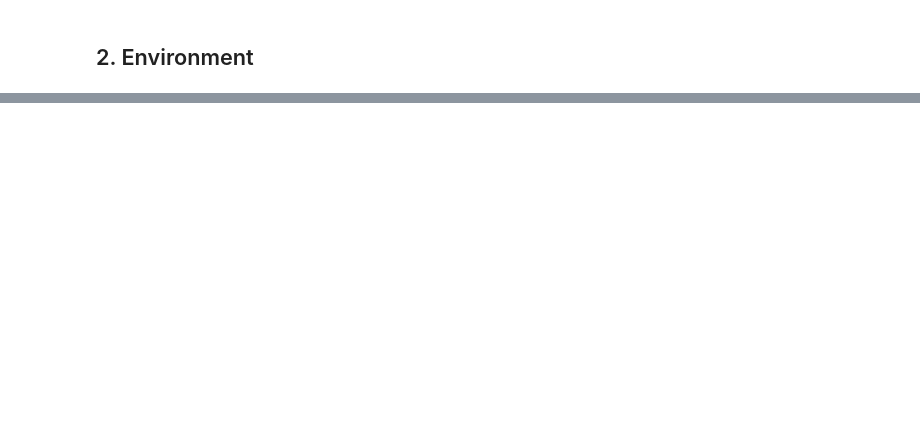
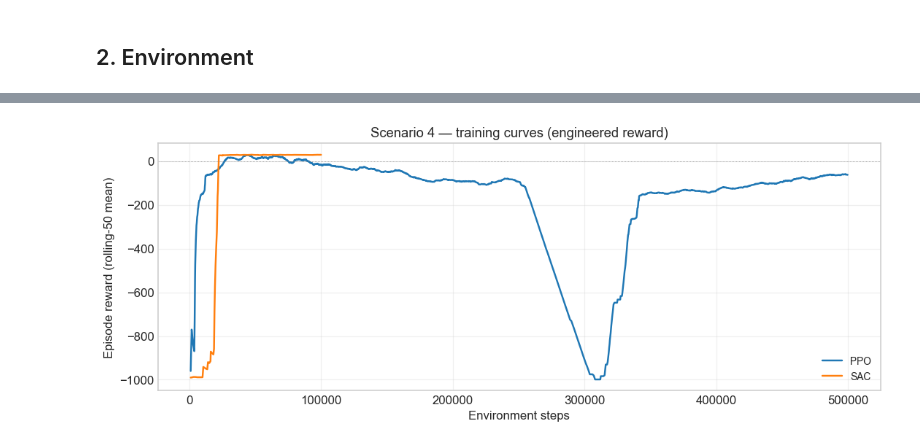
Before and after one commit to Jack-723/MountainCar-RL, a Jupyter notebook: notebooks/scenario_4_continuous_min_steps.ipynb, the cells around one changed output, grey strips where cells are left out. Drawn from its saved outputs; the diff is of its cells as text; code cells hidden in the pictures; blank space fills up the shorter version.

```diff
--- a/notebooks/scenario_4_continuous_min_steps.ipynb
+++ b/notebooks/scenario_4_continuous_min_steps.ipynb
@@ -78,0 +586,41 @@ print(f'Action space:      {env.action_space}')
+# %%
+# Training curves: rolling-mean episode reward from the archived monitor CSV.
+# We read from `*_episodes.csv` (saved at end of training) rather than the
+# live `*_train.monitor.csv`, because the latter is wiped to header-only
+# every time the notebook re-executes (SB3 Monitor opens with mode='w').
+fig, ax = plt.subplots(figsize=(10, 4))
+plotted = 0
+for algo, info in trained.items():
+    src = info.get("episodes") or info["monitor"]
+    if not src or not os.path.exists(src):
+        continue
+    try:
+        df = pd.read_csv(src, skiprows=1)
+    except Exception:
+        continue
+    if df.empty or "r" not in df.columns:
+        continue
+    df["cum_steps"] = df["l"].cumsum()
+    rolling = df["r"].rolling(50, min_periods=1).mean()
+    ax.plot(df["cum_steps"], rolling, label=algo.upper(), linewidth=1.6)
+    plotted += 1
+
+ax.axhline(0, color="grey", linestyle=":", linewidth=0.5)
+ax.set_xlabel("Environment steps")
+ax.set_ylabel("Episode reward (rolling-50 mean)")
+ax.set_title("Scenario 4 — training curves (engineered reward)")
+if plotted:
+    ax.legend(loc="lower right")
+else:
+    ax.text(0.5, 0.5,
+            "No archived training-curve data found.\n"
+            "Delete the cached *_model.zip files in results/scenario_4/\n"
+            "and re-run the training cell to populate.",
+            ha="center", va="center", transform=ax.transAxes,
+            fontsize=11, color="grey")
+ax.grid(True, alpha=0.3)
+plt.tight_layout()
+plt.savefig(os.path.join(FIGS_DIR, "training_curves.png"), dpi=300, bbox_inches="tight")
+plt.show()
+# %% [output]
+[figure, added]
```
Also changed, not shown: parts of 44 cells of this notebook, 21 other files.
